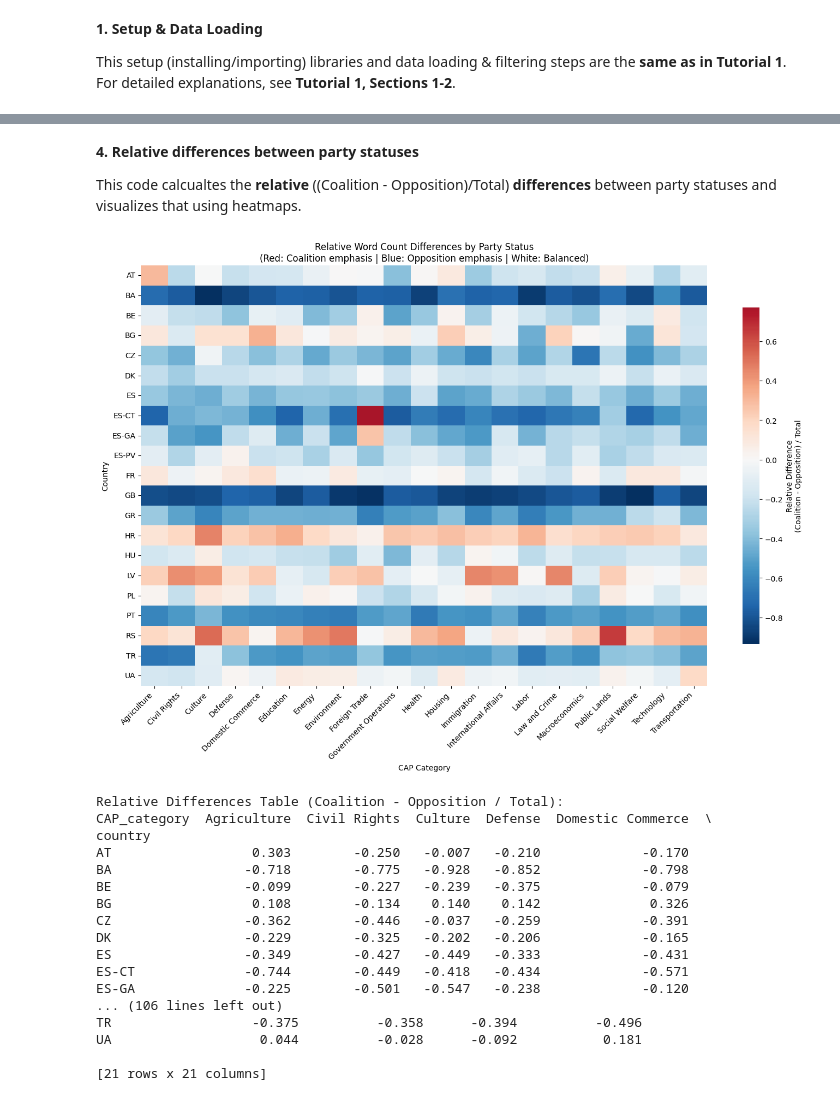
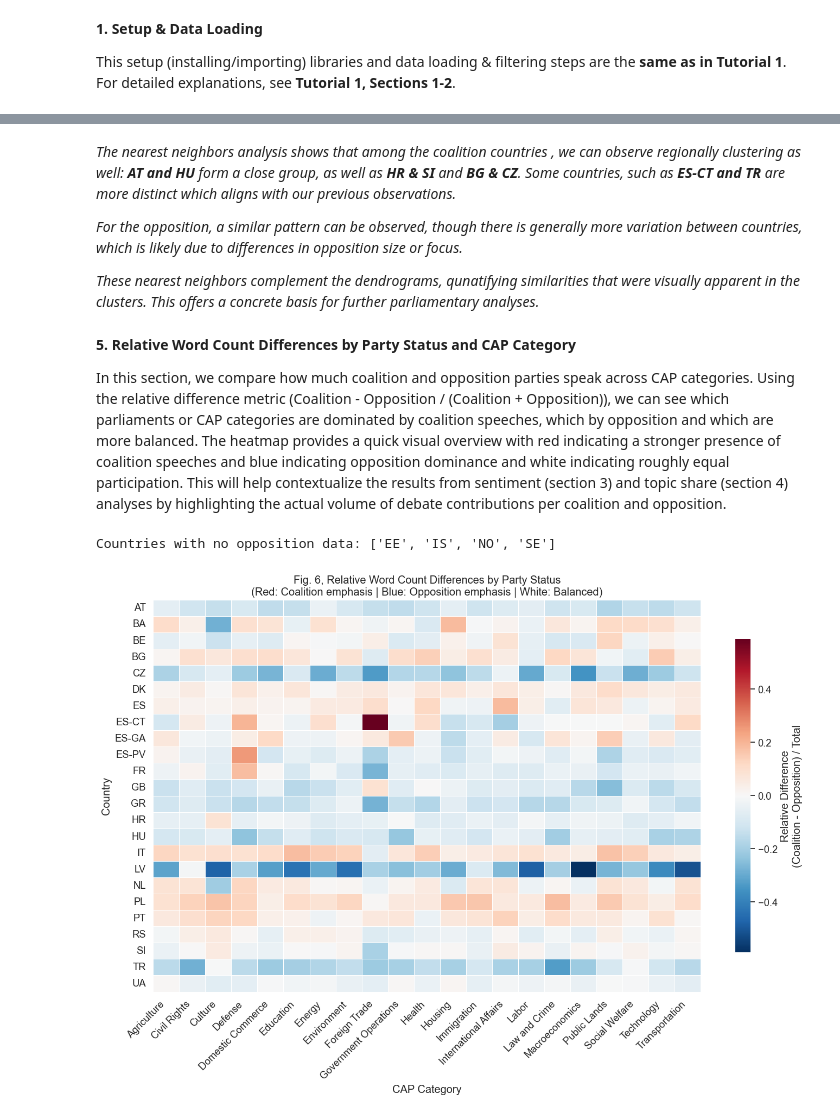
Before and after one commit to clarinsi/ParlaCAP-Analysis-Tutorials, a Jupyter notebook: Tutorial 5 - Coalition vs. Opposition Dynamics.ipynb, the cells around one changed output, grey strips where cells are left out. Saved outputs shown, nothing was run; the diff lists cells and outputs as text; code cells hidden in the pictures.

```diff
--- a/Tutorial 5 - Coalition vs. Opposition Dynamics.ipynb
+++ b/Tutorial 5 - Coalition vs. Opposition Dynamics.ipynb
@@ -112,3 +116,4 @@ All filtered: (4597575, 21)
 # %%
+filtered_all["CAP_category"] = filtered_all["CAP_category"].astype("category")
 filtered_all = filtered_all[~filtered_all["CAP_category"].isin(["Mix", "Other"])]
 filtered_all["CAP_category"] = filtered_all["CAP_category"].cat.remove_unused_categories()
@@ -198,59 +758,58 @@ plt.show()
+# %% [markdown]
+*The nearest neighbors analysis shows that among the coalition countries , we can observe regionally clustering as well: **AT and HU** form a close group, as well as **HR & SI** and **BG & CZ**. Some countries, such as **ES-CT and TR** are more distinct which aligns with our previous observations.*
+
+*For the opposition, a similar pattern can be observed, though there is generally more variation between countries, which is likely due to differences in opposition size or focus.*
+
+*These nearest neighbors complement the dendrograms, qunatifying similarities that were visually apparent in the clusters. This offers a concrete basis for further parliamentary analyses.*
 # %% [markdown]
-**4. Relative differences between party statuses**
+**5. Relative Word Count Differences by Party Status and CAP Category**
 
-This code calcualtes the **relative** ((Coalition - Opposition)/Total) **differences** between party statuses and visualizes that using heatmaps.
+In this section, we compare how much coalition and opposition parties speak across CAP categories. Using the relative difference metric (Coalition - Opposition / (Coalition + Opposition)), we can see which parliaments or CAP categories are dominated by coalition speeches, which by opposition and which are more balanced. The heatmap provides a quick visual overview with red indicating a stronger presence of coalition speeches and blue indicating opposition dominance and white indicating roughly equal participation. This will help contextualize the results from sentiment (section 3) and topic share (section 4) analyses by highlighting the actual volume of debate contributions per coalition and opposition.
 # %%
-# ---- 1. Calculate relative differences ----
-pivot_df = wordcount_status.pivot_table(
+# ---- 0. Identify countries with missing opposition data ----
+missing_opposition = opposition_topic[(opposition_topic == 0).all(axis=1)].index.tolist()
+print("Countries with no opposition data:", missing_opposition)
+
+# ---- 1. Filter out missing opposition countries from main DataFrame ----
+filtered_all_clean = filtered_all[~filtered_all['country'].isin(missing_opposition)]
+
+# ---- 2. Pivot table: country x CAP_category, columns = party_status ----
+pivot_df = filtered_all_clean.pivot_table(
     index=['country', 'CAP_category'],
     columns='party_status',
     values='word_count',
     fill_value=0
 ).reset_index()
 
-# Calculate relative difference (Coalition - Opposition) / (Coalition + Opposition)
+# ---- 3. Calculate relative difference (Coalition - Opposition) / Total ----
 if 'Coalition' in pivot_df.columns and 'Opposition' in pivot_df.columns:
     total_words = pivot_df['Coalition'] + pivot_df['Opposition']
-    pivot_df['rel_diff'] = (pivot_df['Coalition'] - pivot_df['Opposition']) / (total_words + 1e-10)  # +1e-10 to avoid division by zero
+    pivot_df['rel_diff'] = (pivot_df['Coalition'] - pivot_df['Opposition']) / (total_words + 1e-10)
 
-# ---- 2. Clean Relative Difference Heatmap ----
+# ---- 4. Pivot for heatmap ----
+rel_pivot = pivot_df.pivot(index='country', columns='CAP_category', values='rel_diff')
+rel_pivot = rel_pivot.astype(float)
+
+# ---- 5. Plot heatmap ----
 plt.figure(figsize=(14, 10))
-rel_pivot = pivot_df.pivot(index='country', columns='CAP_category', values='rel_diff')
-
-# Create clean heatmap without annotations
-sns.heatmap(rel_pivot,
-            cmap='RdBu_r',
-            center=0,
-            annot=False,  # No values in boxes
-            cbar_kws={'label': 'Relative Difference\n(Coalition - Opposition) / Total',
-                     'shrink': 0.8})
-
-plt.title('Relative Word Count Differences by Party Status\n(Red: Coalition emphasis | Blue: Opposition emphasis | White: Balanced)')
+sns.heatmap(
+    rel_pivot,
+    cmap='RdBu_r',
+    center=0,
+    annot=False,
+    linewidths=0.5,
+    linecolor='white',
+    cbar_kws={'label': 'Relative Difference\n(Coalition - Opposition) / Total', 'shrink': 0.8}
+)
+plt.title(
+    'Fig. 6, Relative Word Count Differences by Party Status\n'
+    '(Red: Coalition emphasis | Blue: Opposition emphasis | White: Balanced)'
+)
 plt.xlabel('CAP Category')
 plt.ylabel('Country')
 plt.xticks(rotation=45, ha='right')
 plt.tight_layout()
 plt.show()
-
-# ---- 3. Optional: Print the actual values as a table ----
-print("Relative Differences Table (Coalition - Opposition / Total):")
-print(rel_pivot.round(3))  # Rounded to 3 decimal places
 # %% [output]
+Countries with no opposition data: ['EE', 'IS', 'NO', 'SE']
-[figure, old version]
+[figure, new version]
-Relative Differences Table (Coalition - Opposition / Total):
-CAP_category  Agriculture  Civil Rights  Culture  Defense  Domestic Commerce  \
-country
-AT                  0.303        -0.250   -0.007   -0.210             -0.170
-BA                 -0.718        -0.775   -0.928   -0.852             -0.798
-BE                 -0.099        -0.227   -0.239   -0.375             -0.079
-BG                  0.108        -0.134    0.140    0.142              0.326
-CZ                 -0.362        -0.446   -0.037   -0.259             -0.391
-DK                 -0.229        -0.325   -0.202   -0.206             -0.165
-ES                 -0.349        -0.427   -0.449   -0.333             -0.431
-ES-CT              -0.744        -0.449   -0.418   -0.434             -0.571
-ES-GA              -0.225        -0.501   -0.547   -0.238             -0.120
-... (106 lines left out)
-TR                  -0.375          -0.358      -0.394          -0.496
-UA                   0.044          -0.028      -0.092           0.181
-
-[21 rows x 21 columns]
```
Also changed, not shown: parts of 32 cells of this notebook, 4 other files.
